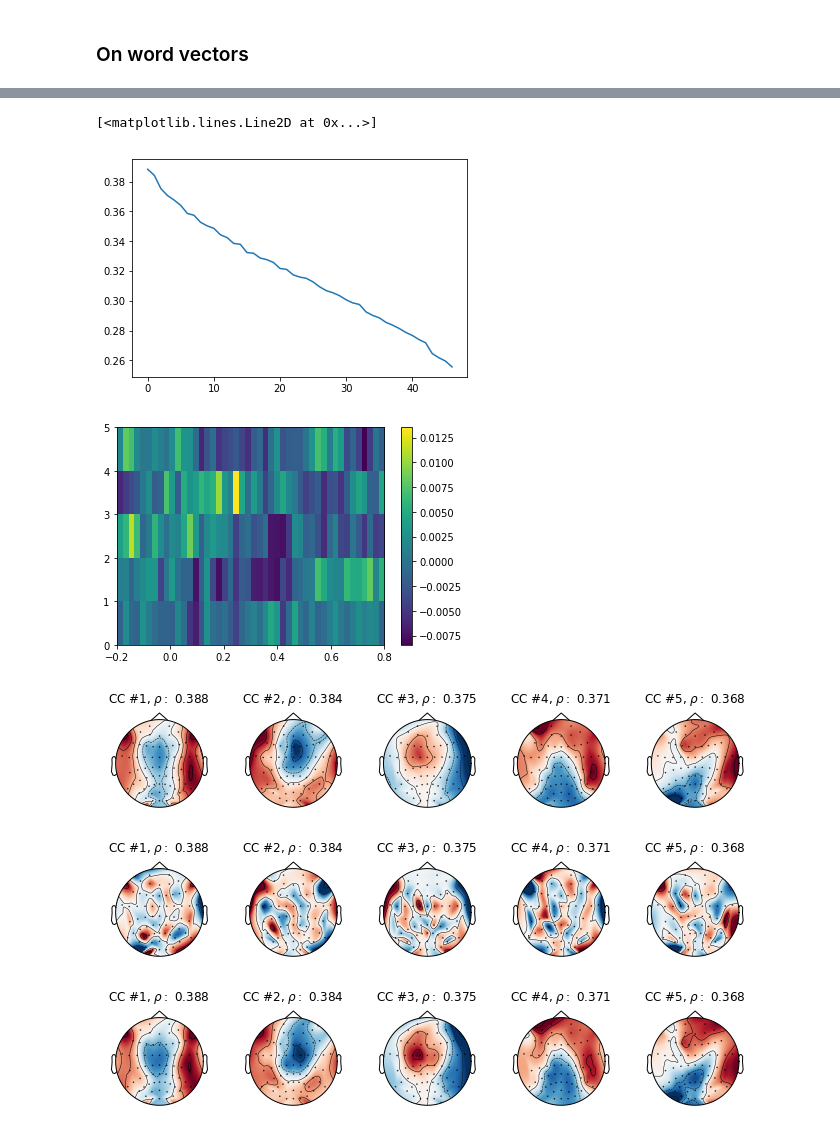
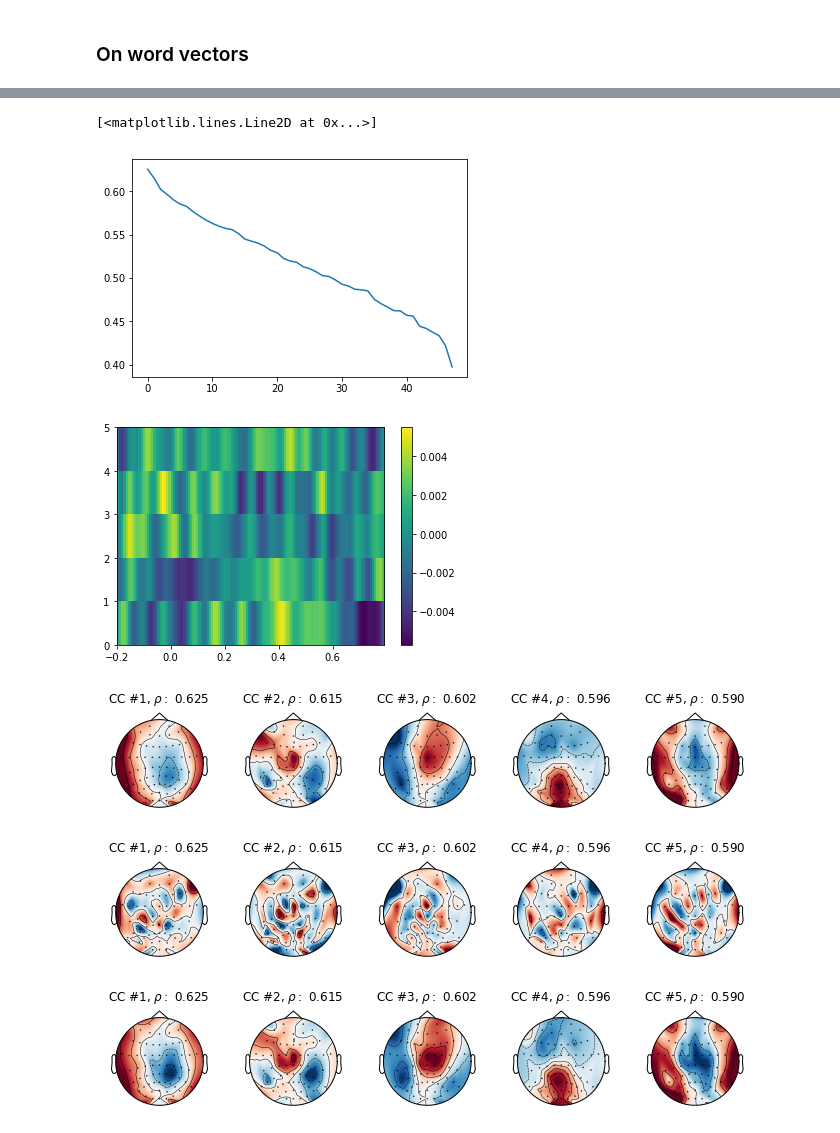
Before and after one commit to Hugo-W/pyEEG, a Jupyter notebook: docs/source/examples/CCA_wordvectors_correct_import.ipynb, the cells around one changed output, grey strips where cells are left out. Cells and saved outputs as stored; diff of their text form; code cells hidden in the pictures.

```diff
--- a/docs/source/examples/CCA_wordvectors_correct_import.ipynb
+++ b/docs/source/examples/CCA_wordvectors_correct_import.ipynb
@@ -15,7 +15,7 @@ from sklearn.preprocessing import scale
 from pyeeg.io import eeglab2mne
 
 subj_id = 3 # id of participant (3 is subject P04)
-story_id = 1 # id of stories (1 is AUNP02)
+story_id = 0 # id of stories (1 is AUNP02)
 # %% [output]
 DEBUG:matplotlib.pyplot:Loaded backend module://ipykernel.pylab.backend_inline version unknown.
 # %%
@@ -128,7 +128,7 @@ from pyeeg.cca import CCA_Estimator
 ### On word onset
 # %%
 # reshape matrices
-x = feat_matrix_onset[:,0].reshape((len(feat_matrix),1))
+x = feat_matrix[:,0][:, None]
 # %%
 cca_onset = CCA_Estimator(tmin=-.2, tmax=.8, srate=raw.info['sfreq'])
 cca_onset.fit(x, y, thresh_x=0.999, thresh_y=0.999, normalise=False, feat_names=["WordVectors"])
@@ -151,4 +179,4 @@ cca_onset.plot_activation_map(raw.info, n_comp=3)
 # %% [markdown]
 ### On word vectors
 # %%
-x = feat_matrix[:,1:]
+x = feat_matrix.copy()[:,1:]
@@ -155,4 +187,3 @@ x = feat_matrix[:,1:]
 # %%
-times = np.linspace(-0.2,0.8,46)
-cca = CCA_Estimator(times=times, srate=raw.info['sfreq'])
+cca = CCA_Estimator(tmin=-.2, tmax=.8, srate=raw.info['sfreq'])
 cca.fit(x, y, thresh_x=0.999, thresh_y=0.999, normalise=False, feat_names=["WordVectors"])    # best to use all components but only display first few
@@ -164,20 +198,20 @@ cca.plot_time_filter(n_comp=3, feat_id=0)
 plt.plot(cca.score_)
 # %% [output]
 [<matplotlib.lines.Line2D at 0x...>]
-[figure, old version]
+[figure, new version]
 # %%
 cca.plot_spect(n_comp=5,feat_id=0)
 # %% [output]
-[figure, old version]
+[figure, new version]
 # %%
 cca.plot_activation_map(raw.info, n_comp=5)
 # %% [output]
-[figure, old version]
+[figure, new version]
 # %%
 cca.plot_spatial_filter(raw.info, n_comp=5)
 # %% [output]
-[figure, old version]
+[figure, new version]
 # %%
-cca.plot_corr(raw.info, n_comp=5)
+cca.plot_corr(raw.info, n_comp=5, feat_id=1) # NO FEATURE ID
 # %% [output]
-[figure, old version]
+[figure, new version]
```
Also changed, not shown: parts of 15 cells of this notebook.
